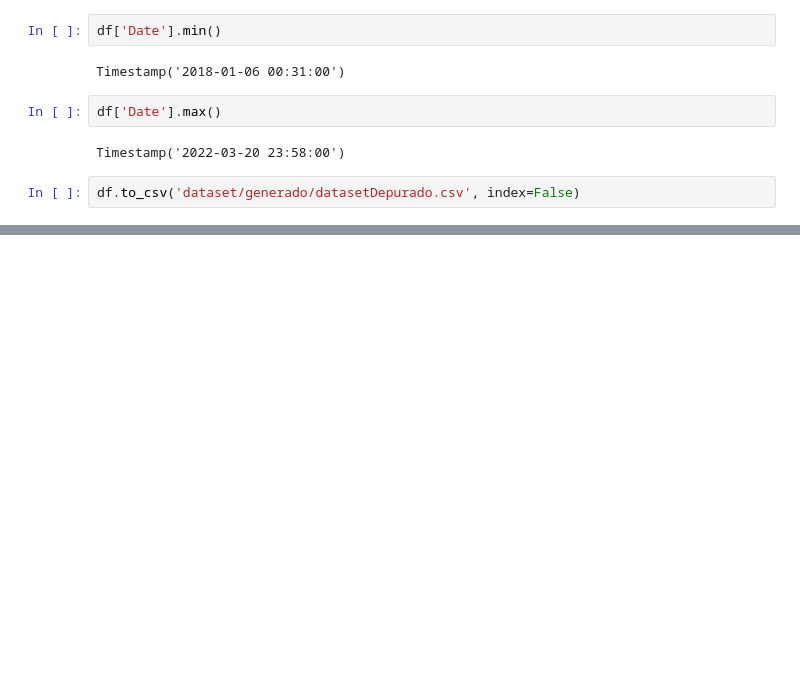
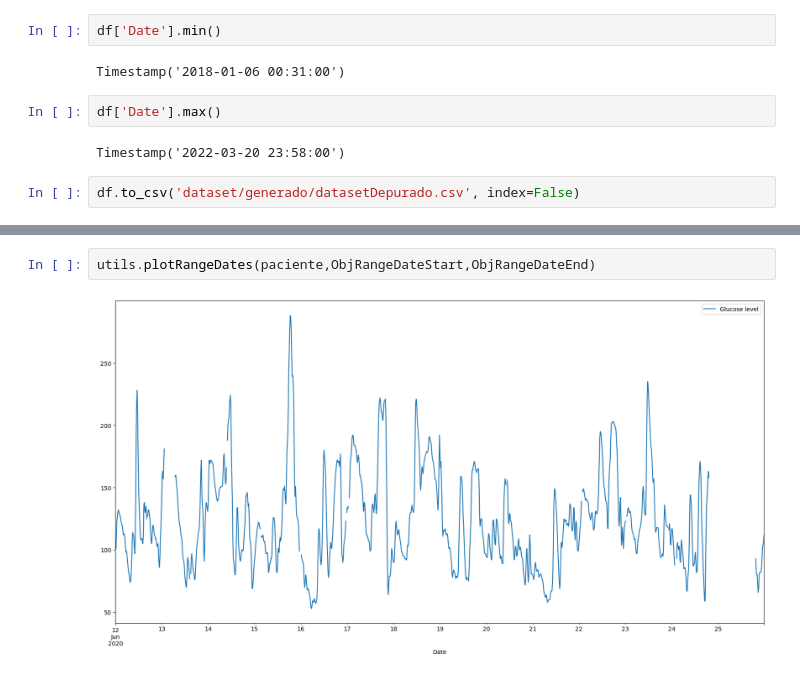
Before and after one commit to wmhr28/tfm-forecasting-glucose, a Jupyter notebook: 1.- Pre-procesamiento de los datos.ipynb, the cells around one changed output, grey strips where cells are left out. Drawn from its saved outputs; the diff is of its cells as text; blank space fills up the shorter version.

```diff
--- a/1.- Pre-procesamiento de los datos.ipynb
+++ b/1.- Pre-procesamiento de los datos.ipynb
@@ -133,0 +227,4 @@ df.to_csv('dataset/generado/datasetDepurado.csv', index=False)
+# %%
+utils.plotRangeDates(paciente,ObjRangeDateStart,ObjRangeDateEnd)
+# %% [output]
+[figure, added]
```
Also changed, not shown: parts of 58 cells of this notebook, 5 other files.
